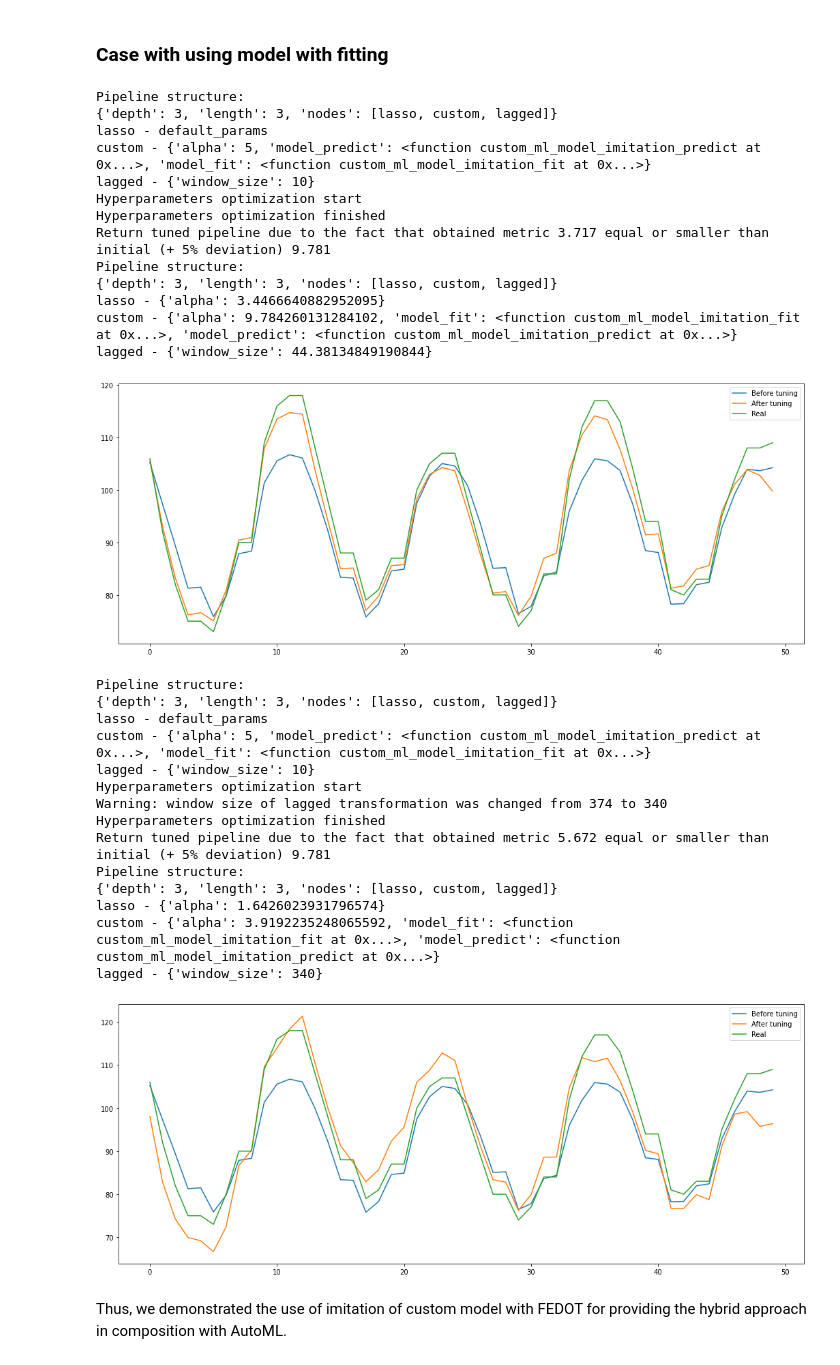
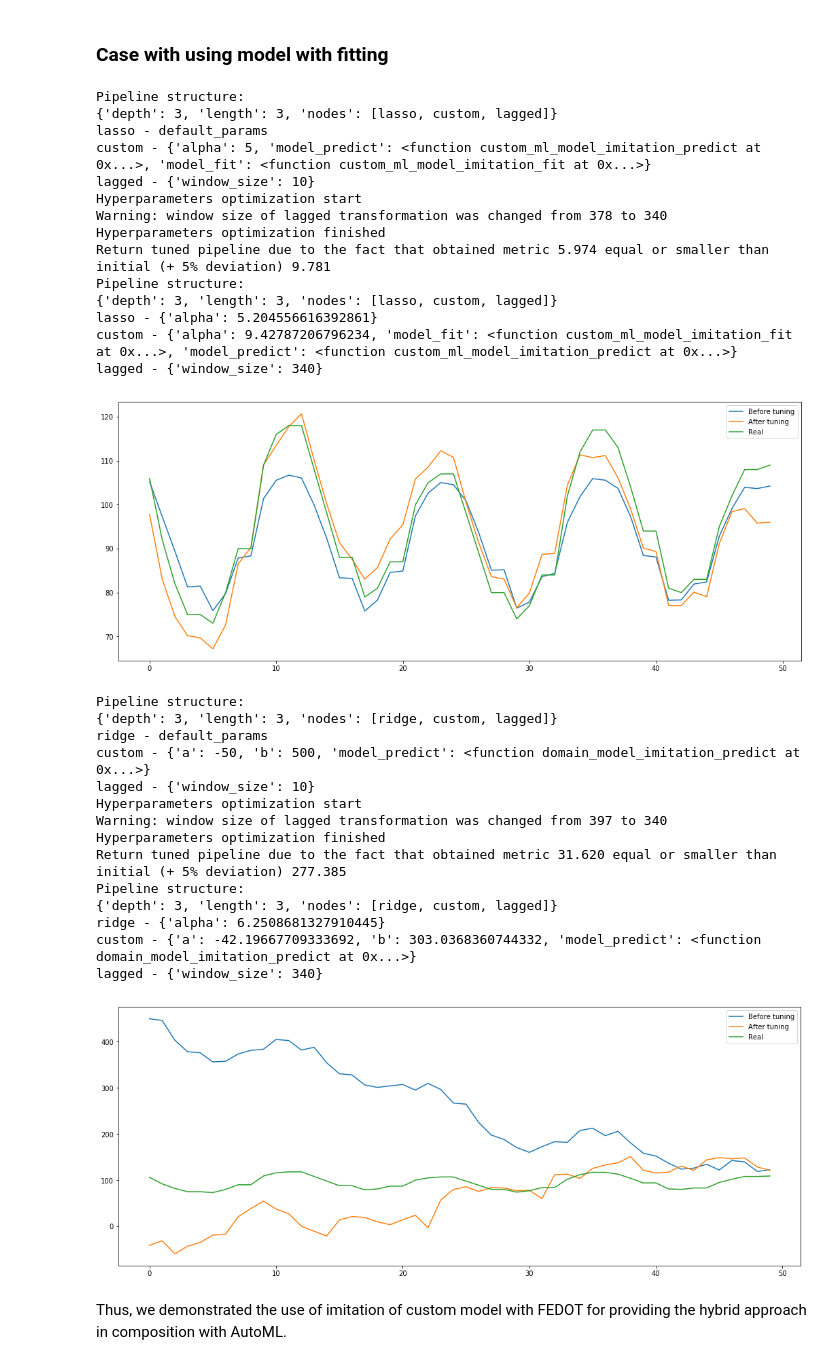
Before and after one commit to ITMO-NSS-team/fedot-examples, a Jupyter notebook: notebooks/latest/6_hybrid_modelling.ipynb, the cells around one changed output. Cells and saved outputs as stored; diff of their text form; code cells hidden in the pictures.

```diff
--- a/notebooks/latest/6_hybrid_modelling.ipynb
+++ b/notebooks/latest/6_hybrid_modelling.ipynb
@@ -73,7 +73,7 @@ We have a time series of sea level. Based on this time series we will conduct th
 Some custom models have necessary step of fitting, but some of them such as domain specific models doesn't need fitting at all. For using with FEDOT custom model should be wrapped into function that provides fit (if it is necessary) and predict steps. Fit step returns model object, predict step returns predicted values.
 # %%
 # Let's prepare a function for imitation custom model without fitting
-def domain_model_imitation_predict(fitted_model: any, predict_data: np.array, params: dict):
+def domain_model_imitation_predict(fitted_model: any, idx: np.array, predict_data: np.array, params: dict):
     a = params.get('a')
     b = params.get('b')
     shape = predict_data.shape
@@ -193,31 +193,32 @@ lasso - default_params
 custom - {'alpha': 5, 'model_predict': <function custom_ml_model_imitation_predict at 0x...>, 'model_fit': <function custom_ml_model_imitation_fit at 0x...>}
 lagged - {'window_size': 10}
 Hyperparameters optimization start
+Warning: window size of lagged transformation was changed from 378 to 340
 Hyperparameters optimization finished
-Return tuned pipeline due to the fact that obtained metric 3.717 equal or smaller than initial (+ 5% deviation) 9.781
+Return tuned pipeline due to the fact that obtained metric 5.974 equal or smaller than initial (+ 5% deviation) 9.781
 Pipeline structure:
 {'depth': 3, 'length': 3, 'nodes': [lasso, custom, lagged]}
-lasso - {'alpha': 3.4466640882952095}
-custom - {'alpha': 9.784260131284102, 'model_fit': <function custom_ml_model_imitation_fit at 0x...>, 'model_predict': <function custom_ml_model_imitation_predict at 0x...>}
-lagged - {'window_size': 44.38134849190844}
+lasso - {'alpha': 5.204556616392861}
+custom - {'alpha': 9.42787206796234, 'model_fit': <function custom_ml_model_imitation_fit at 0x...>, 'model_predict': <function custom_ml_model_imitation_predict at 0x...>}
+lagged - {'window_size': 340}
-[figure, old version]
+[figure, new version]
 # %%
-run_pipeline_tuning(pipeline_type='with_fit')
+run_pipeline_tuning(pipeline_type='without_fit')
 # %% [output]
 Pipeline structure:
-{'depth': 3, 'length': 3, 'nodes': [lasso, custom, lagged]}
-lasso - default_params
-custom - {'alpha': 5, 'model_predict': <function custom_ml_model_imitation_predict at 0x...>, 'model_fit': <function custom_ml_model_imitation_fit at 0x...>}
+{'depth': 3, 'length': 3, 'nodes': [ridge, custom, lagged]}
+ridge - default_params
+custom - {'a': -50, 'b': 500, 'model_predict': <function domain_model_imitation_predict at 0x...>}
 lagged - {'window_size': 10}
 Hyperparameters optimization start
-Warning: window size of lagged transformation was changed from 374 to 340
+Warning: window size of lagged transformation was changed from 397 to 340
 Hyperparameters optimization finished
-Return tuned pipeline due to the fact that obtained metric 5.672 equal or smaller than initial (+ 5% deviation) 9.781
+Return tuned pipeline due to the fact that obtained metric 31.620 equal or smaller than initial (+ 5% deviation) 277.385
 Pipeline structure:
-{'depth': 3, 'length': 3, 'nodes': [lasso, custom, lagged]}
-lasso - {'alpha': 1.6426023931796574}
-custom - {'alpha': 3.9192235248065592, 'model_fit': <function custom_ml_model_imitation_fit at 0x...>, 'model_predict': <function custom_ml_model_imitation_predict at 0x...>}
+{'depth': 3, 'length': 3, 'nodes': [ridge, custom, lagged]}
+ridge - {'alpha': 6.2508681327910445}
+custom - {'a': -42.19667709333692, 'b': 303.0368360744332, 'model_predict': <function domain_model_imitation_predict at 0x...>}
 lagged - {'window_size': 340}
-[figure, old version]
+[figure, new version]
 # %% [markdown]
 Thus, we demonstrated the use of imitation of custom model with FEDOT for providing the hybrid approach in composition with AutoML.
```
Also changed, not shown: parts of 2 cells of this notebook, 10 other files.
